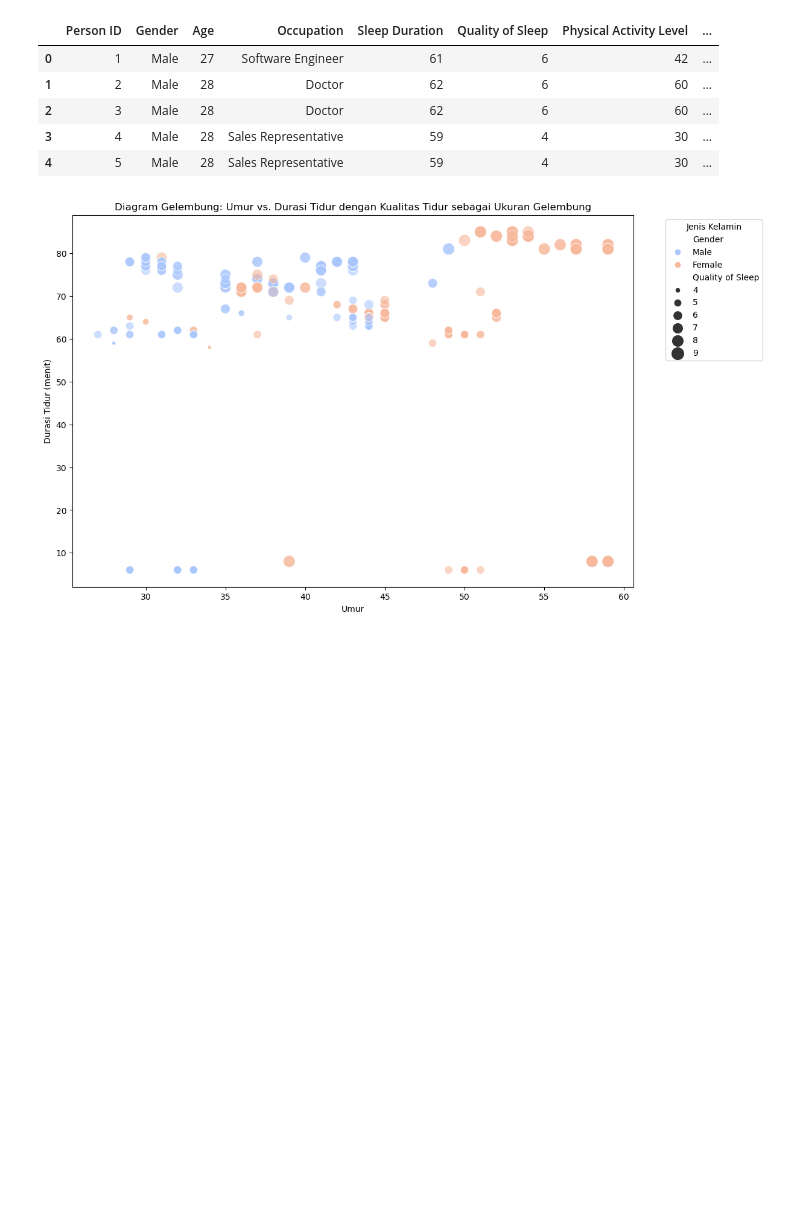
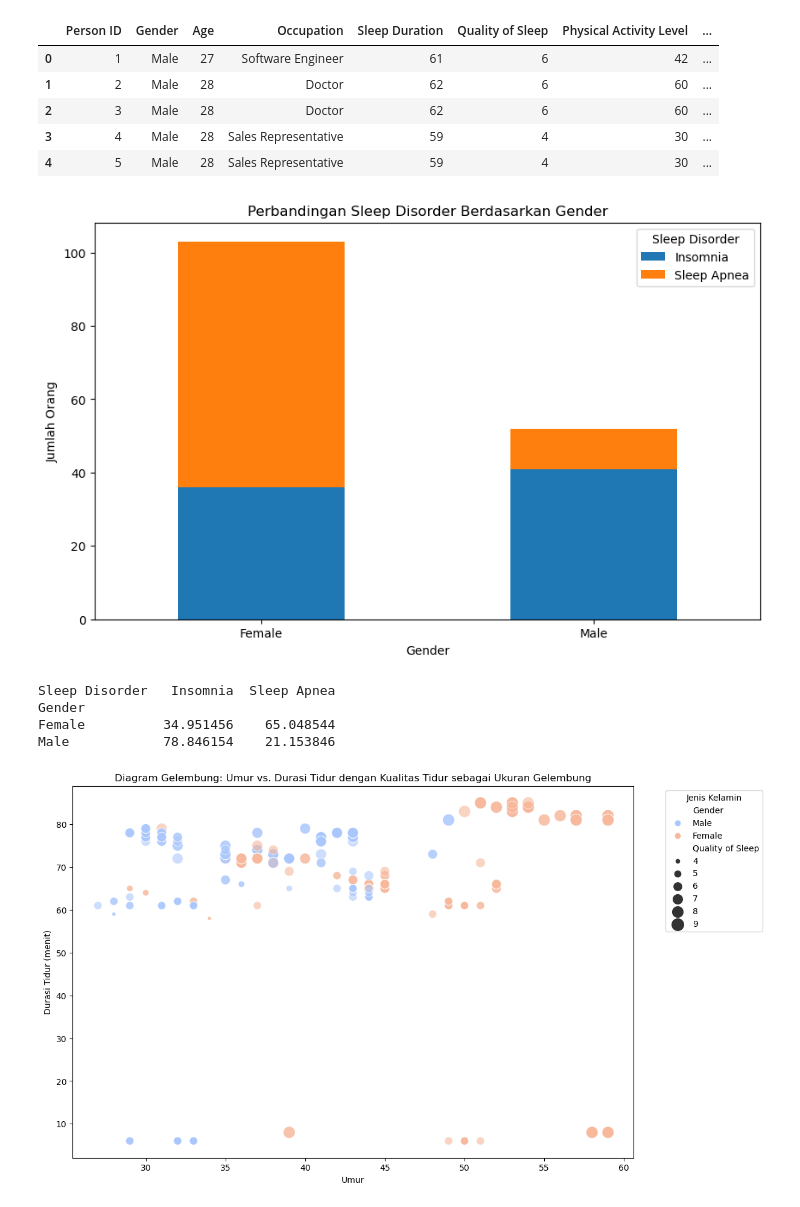
Before and after one commit to mutiarasamosir/Analisis-Sleep-Health-dan-Lifestyle, a Jupyter notebook: Analisis Sleep Health and Lifestye Dataset .ipynb, the cells around one changed output. Drawn from its saved outputs; the diff is of its cells as text; code cells hidden in the pictures; blank space fills up the shorter version.

```diff
--- a/Analisis Sleep Health and Lifestye Dataset .ipynb
+++ b/Analisis Sleep Health and Lifestye Dataset .ipynb
@@ -49,6 +49,21 @@ df.head()
 | 2 | 3 | Male | 28 | Doctor | 62 | 6 | 60 | ... |
 | 3 | 4 | Male | 28 | Sales Representative | 59 | 4 | 30 | ... |
 | 4 | 5 | Male | 28 | Sales Representative | 59 | 4 | 30 | ... |
+# %%
+disorder_by_gender = df.groupby(['Gender', 'Sleep Disorder']).size().unstack()
+disorder_percentage = disorder_by_gender.div(disorder_by_gender.sum(axis=1), axis=0) * 100
+ax = disorder_by_gender.plot(kind='bar', stacked=True, figsize=(10, 6), rot=0)
+plt.title('Perbandingan Sleep Disorder Berdasarkan Gender')
+plt.xlabel('Gender')
+plt.ylabel('Jumlah Orang')
+plt.show()
+print(disorder_percentage)
+# %% [output]
+[figure, added]
+Sleep Disorder   Insomnia  Sleep Apnea
+Gender
+Female          34.951456    65.048544
+Male            78.846154    21.153846
 # %%
 #histogram
 # %%
```
Also changed, not shown: parts of 3 cells of this notebook.
